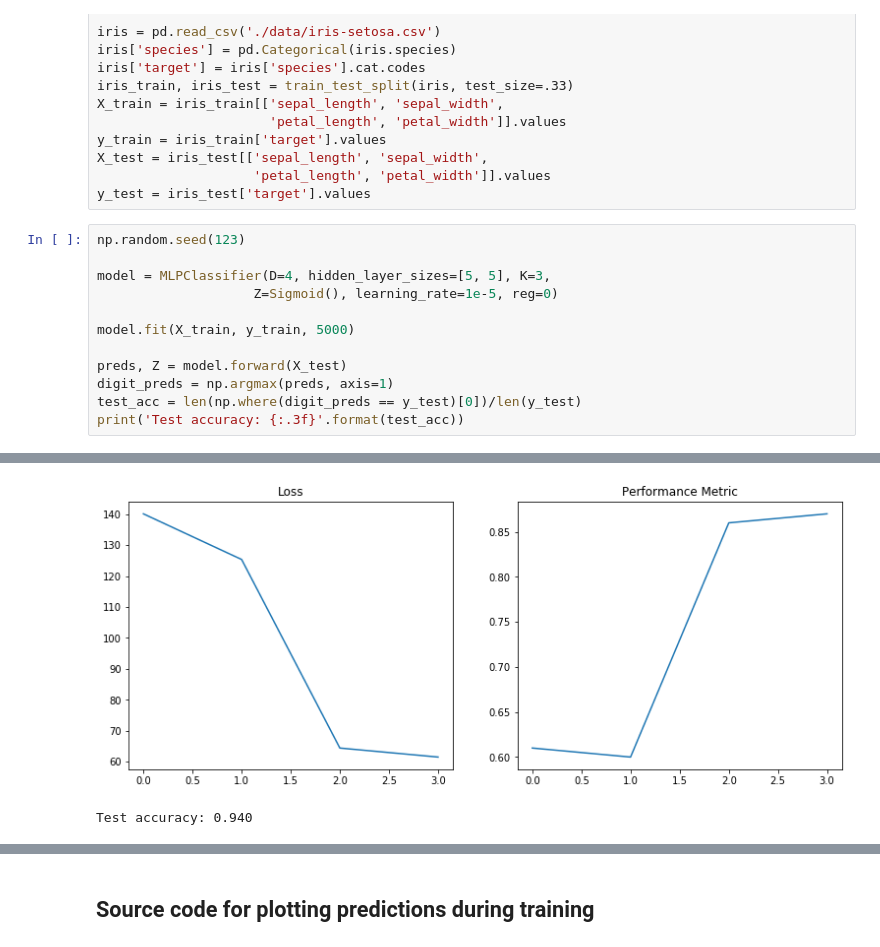
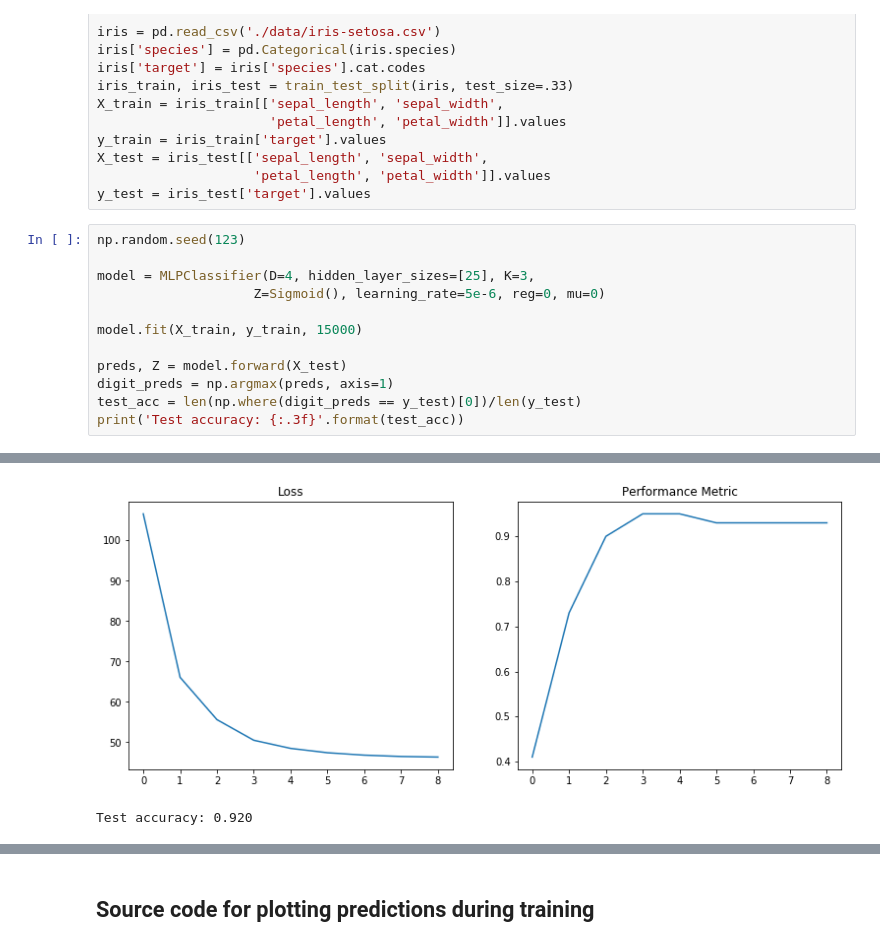
Before and after one commit to jackblandin/research, a Jupyter notebook: experiments/neural_networks/mlp.ipynb, the cells around one changed output, grey strips where cells are left out. Drawn from its saved outputs; the diff is of its cells as text.

```diff
--- a/experiments/nn/mlp.ipynb
+++ b/experiments/neural_networks/mlp.ipynb
@@ -1369,10 +1006,10 @@ y_test = iris_test['target'].values
 # %%
 np.random.seed(123)
 
-model = MLPClassifier(D=4, hidden_layer_sizes=[5, 5], K=3,
-                    Z=Sigmoid(), learning_rate=1e-5, reg=0)
+model = MLPClassifier(D=4, hidden_layer_sizes=[25], K=3,
+                    Z=Sigmoid(), learning_rate=5e-6, reg=0, mu=0)
 
-model.fit(X_train, y_train, 5000)
+model.fit(X_train, y_train, 15000)
 
 preds, Z = model.forward(X_test)
 digit_preds = np.argmax(preds, axis=1)
@@ -1388,5 +1030,5 @@ epoch: 4000 loss: 61.52791091571645 performance_metric: 0.87
-[figure, old version]
+[figure, new version]
-Test accuracy: 0.940
+Test accuracy: 0.920
 # %%
 fig, (ax0, ax1) = plt.subplots(2, 1, figsize=(6,8))
 
```
Also changed, not shown: parts of 23 cells of this notebook, 1 other file.
